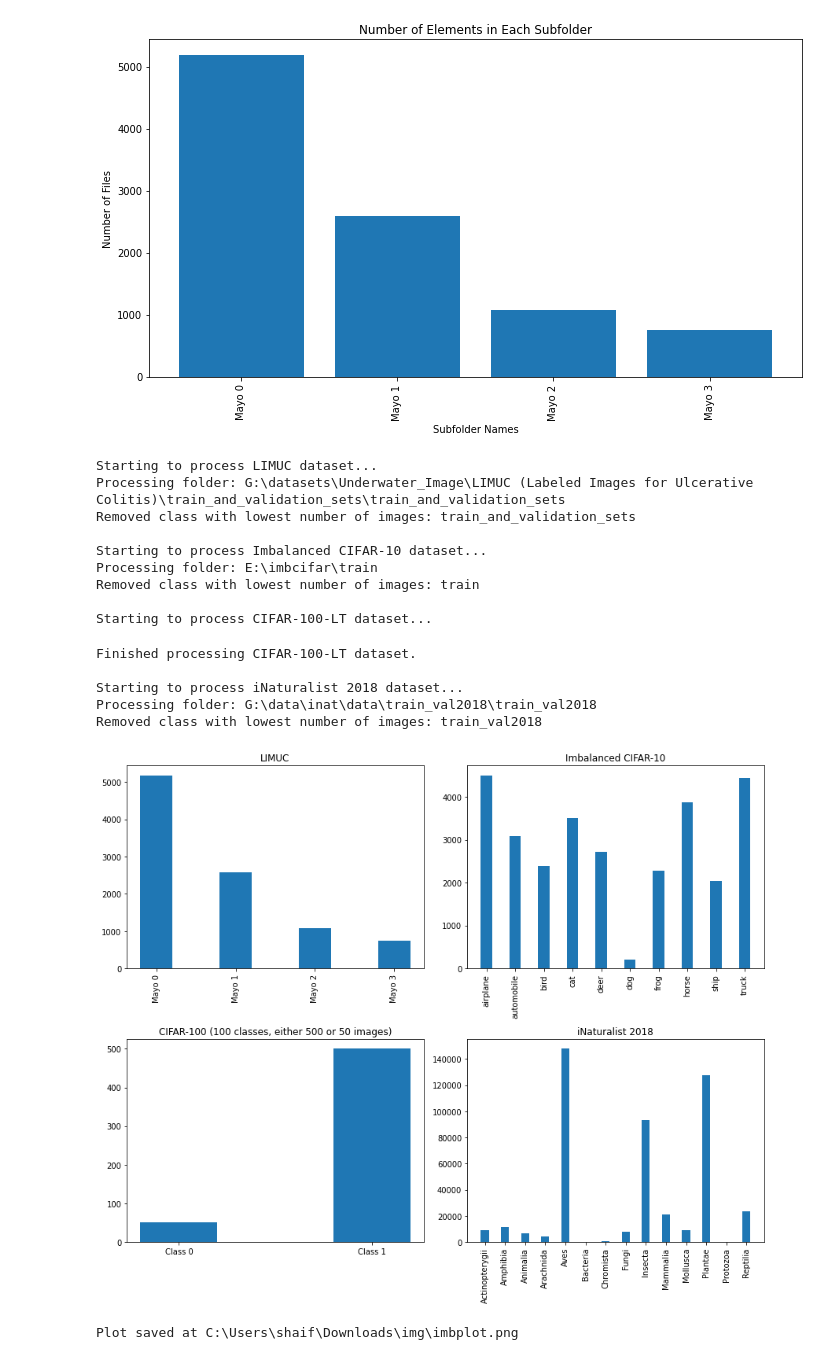
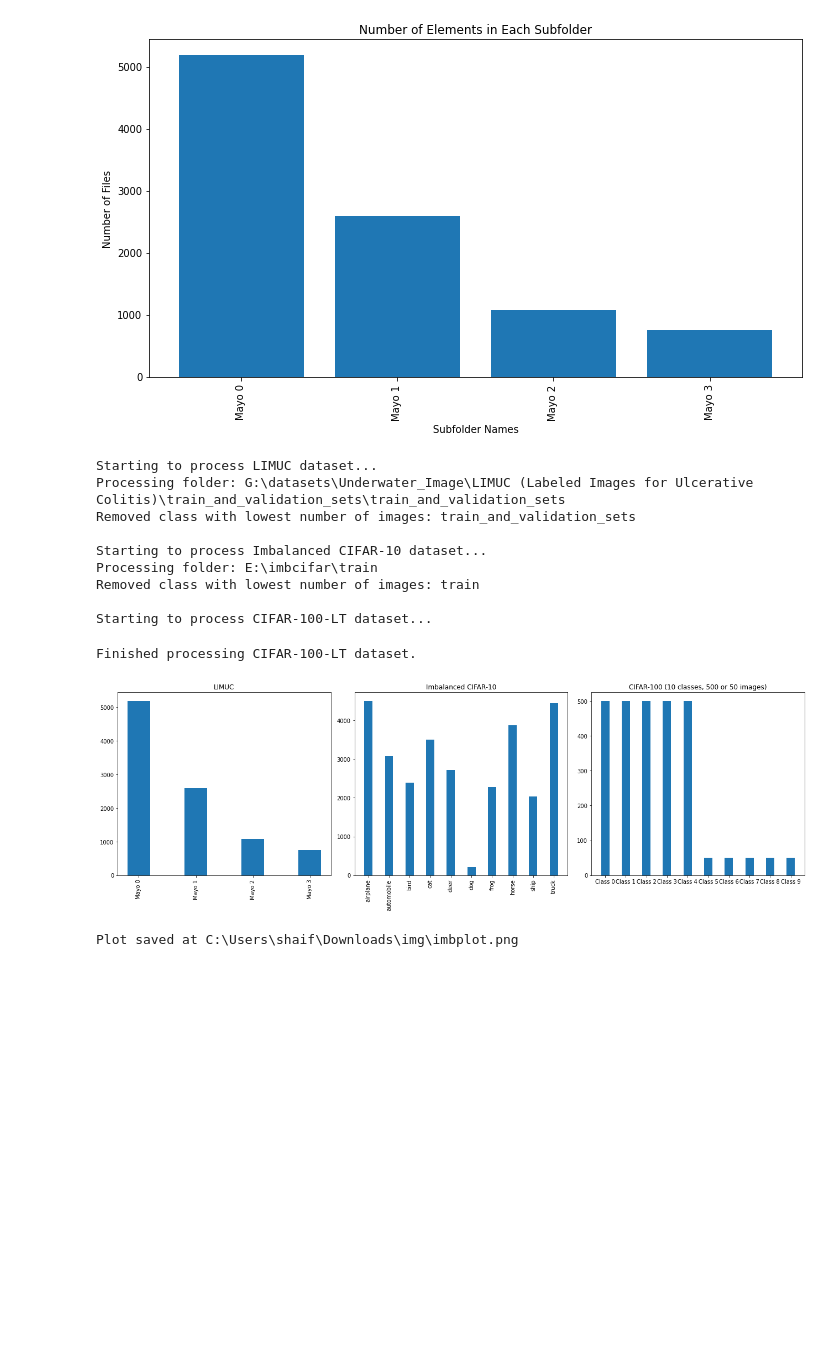
Before and after one commit to Shaif95/ML_notebooks, a Jupyter notebook: Untitled.ipynb, the cells around one changed output. Saved outputs shown, nothing was run; the diff lists cells and outputs as text; code cells hidden in the pictures; blank space fills up the shorter version.

```diff
--- a/Untitled.ipynb
+++ b/Untitled.ipynb
@@ -363,23 +363,11 @@ def count_files_in_folder_with_subfolders(folder_path):
             folder_counts[subfolder] = file_count
     return folder_counts
 
-# Function to count files in a dataset folder, ignoring subfolders (for iNaturalist)
-def count_files_in_top_level_folder(folder_path):
-    print(f"Processing folder: {folder_path}")
-    folder_counts = {}
-    for root, dirs, files in os.walk(folder_path):
-        # Get the top-level folder name
-        top_level_folder = os.path.basename(os.path.dirname(root))
-        file_count = len([f for f in files if f.lower().endswith(('.png', '.jpg', '.jpeg', '.bmp', '.tiff'))])
-
-        if top_level_folder in folder_counts:
-            folder_counts[top_level_folder] += file_count
-        else:
-            folder_counts[top_level_folder] = file_count
-    return folder_counts
-
 # Function to remove the class with the lowest number of images
 def remove_lowest_class(counts):
+    if not counts:
+        print("No images found in the dataset folder.")
+        return counts
     min_class = min(counts, key=counts.get)
     counts.pop(min_class)
     print(f"Removed class with lowest number of images: {min_class}\n")
@@ -427,59 +415,48 @@ def create_class_imbalance(dataset, imbalance_ratio=0.1):
 imbalanced_train_data, imbalanced_class_counts = create_class_imbalance(train_data)
 print("Finished processing CIFAR-100-LT dataset.\n")
 
-# Dataset 4: iNaturalist 2018 (remove class with the lowest number of images)
-print("Starting to process iNaturalist 2018 dataset...")
-inat_folder = r'G:\data\inat\data\train_val2018\train_val2018'
-inat_counts = count_files_in_top_level_folder(inat_folder)
-inat_counts = remove_lowest_class(inat_counts)
-
 # Update the plotting
-fig, axs = plt.subplots(2, 2, figsize=(12, 10))
+fig, axs = plt.subplots(1, 3, figsize=(18, 6))  # Set a straight line with 3 plots
 
 # Plot LIMUC
-axs[0, 0].bar(limuc_counts.keys(), limuc_counts.values(), width=0.4)
-axs[0, 0].set_title("LIMUC")
-axs[0, 0].tick_params(axis='x', rotation=90)
+sorted_limuc = dict(sorted(limuc_counts.items()))
+axs[0].bar(sorted_limuc.keys(), sorted_limuc.values(), width=0.4)
+axs[0].set_title("LIMUC")
+axs[0].tick_params(axis='x', rotation=90)
 
 # Plot CIFAR-10
-axs[0, 1].bar(cifar10_counts.keys(), cifar10_counts.values(), width=0.4)
-axs[0, 1].set_title("Imbalanced CIFAR-10")
-axs[0, 1].tick_params(axis='x', rotation=90)
+sorted_cifar10 = dict(sorted(cifar10_counts.items()))
+axs[1].bar(sorted_cifar10.keys(), sorted_cifar10.values(), width=0.4)
+axs[1].set_title("Imbalanced CIFAR-10")
+axs[1].tick_params(axis='x', rotation=90)
 
-# Plot CIFAR-100-LT (with generic labeling for 100 classes)
-axs[1, 0].bar([f"Class {i}" for i in range(2)], [50, 500], width=0.4)
-axs[1, 0].set_title("CIFAR-100 (100 classes, either 500 or 50 images)")
-axs[1, 0].tick_params(axis='x', rotation=0)
-
-# Plot iNaturalist with actual class names
-axs[1, 1].bar(inat_counts.keys(), inat_counts.values(), width=0.4)
-axs[1, 1].set_title("iNaturalist 2018")
-axs[1, 1].tick_params(axis='x', rotation=90)
+# Plot CIFAR-100-LT (with only 10 bars: 5 with 500 images and 5 with 50 images)
+class_labels = [f"Class {i}" for i in range(10)]
+class_values = [500] * 5 + [50] * 5
+axs[2].bar(class_labels, class_values, width=0.4)
+axs[2].set_title("CIFAR-100 (10 classes, 500 or 50 images)")
+axs[2].tick_params(axis='x', rotation=0)
 
 plt.tight_layout()
 
 # Save the figure
 output_path = os.path.join(output_dir, 'imbplot.png')
 plt.savefig(output_path)
 
 # Show the plot
 plt.show()
 
 print(f"Plot saved at {output_path}")
 # %% [output]
 Starting to process LIMUC dataset...
 Processing folder: G:\datasets\Underwater_Image\LIMUC (Labeled Images for Ulcerative Colitis)\train_and_validation_sets\train_and_validation_sets
 Removed class with lowest number of images: train_and_validation_sets
 
 Starting to process Imbalanced CIFAR-10 dataset...
 Processing folder: E:\imbcifar\train
 Removed class with lowest number of images: train
 
 Starting to process CIFAR-100-LT dataset...
 Finished processing CIFAR-100-LT dataset.
-
-Starting to process iNaturalist 2018 dataset...
-Processing folder: G:\data\inat\data\train_val2018\train_val2018
-Removed class with lowest number of images: train_val2018
-[figure, old version]
+[figure, new version]
 Plot saved at C:\Users\shaif\Downloads\img\imbplot.png
```
